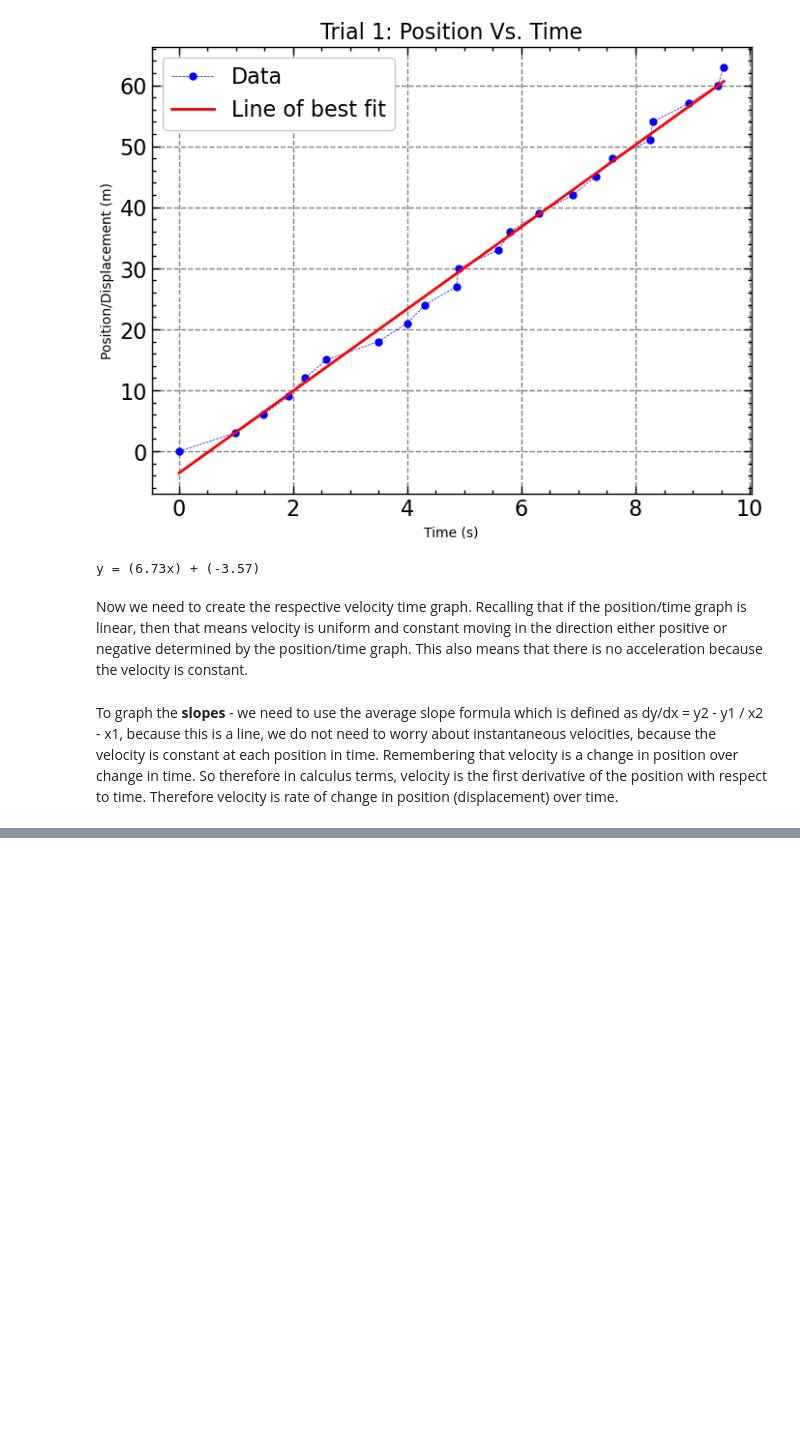
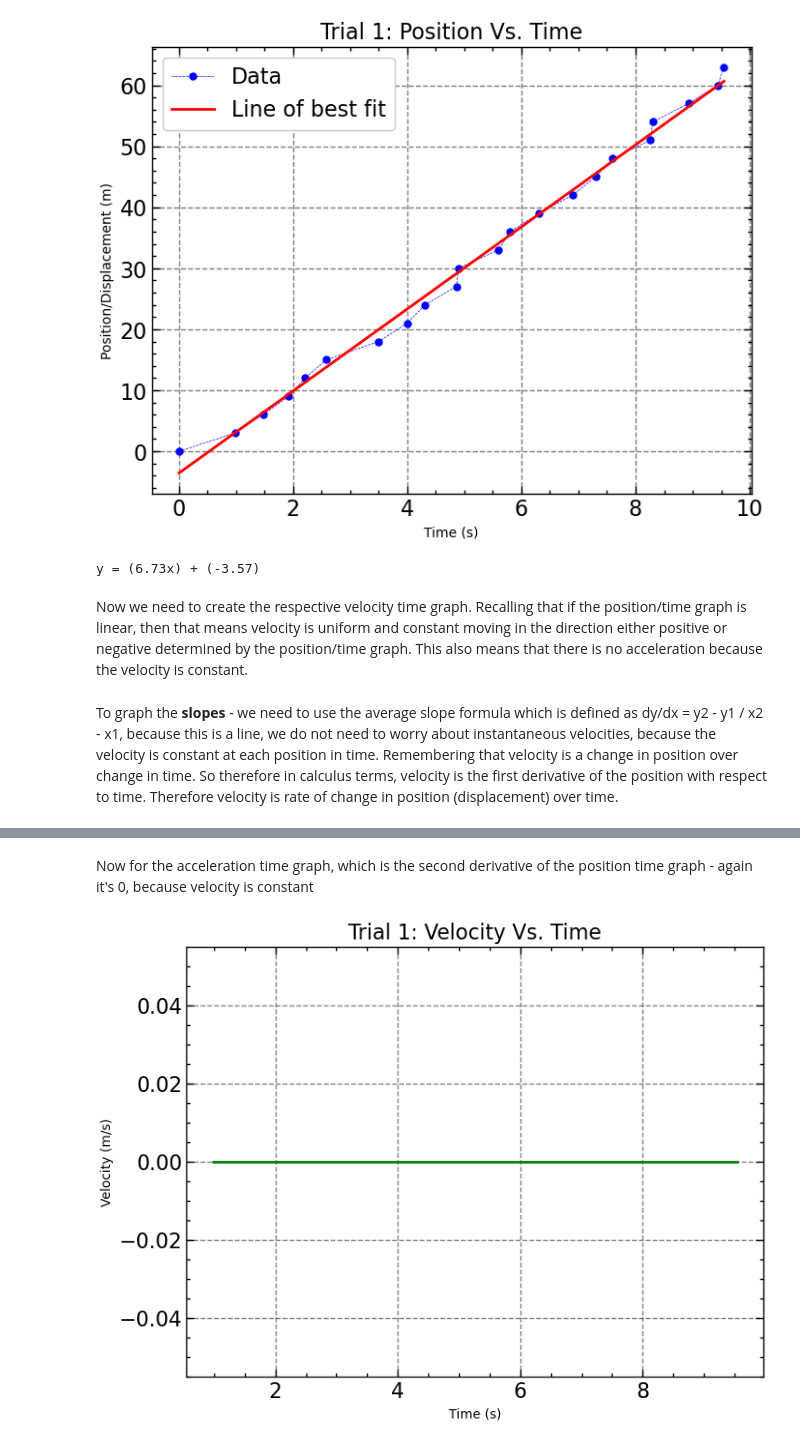
Before and after one commit to triopix/DVAT-GRAPHS, a Jupyter notebook: DVAT-Code/trials/trial1/trial_one.ipynb, the cells around one changed output, grey strips where cells are left out. Saved outputs shown, nothing was run; the diff lists cells and outputs as text; code cells hidden in the pictures; blank space fills up the shorter version.

```diff
--- a/DVAT-Code/trials/trial1/trial_one.ipynb
+++ b/DVAT-Code/trials/trial1/trial_one.ipynb
@@ -127,0 +125,18 @@ plt.show()
+# %% [markdown]
+Now for the acceleration time graph, which is the second derivative of the position time graph - again it's 0, because velocity is constant
+# %%
+# dy/dx on velocity graph - second derivative using diff()
+acceleration_values = np.diff(derivative_values) / np.diff(time_values)
+
+# Plot the second derivative
+plt.plot(time_values[1:], acceleration_values, color='green', linestyle='-')
+
+# Add labels to the plot
+plt.xlabel('Time (s)')
+plt.ylabel('Velocity (m/s)')
+plt.title('Trial 1: Velocity Vs. Time')
+
+# Show the plot
+plt.show()
+# %% [output]
+[figure, added]
```
Also changed, not shown: parts of 3 cells of this notebook.
